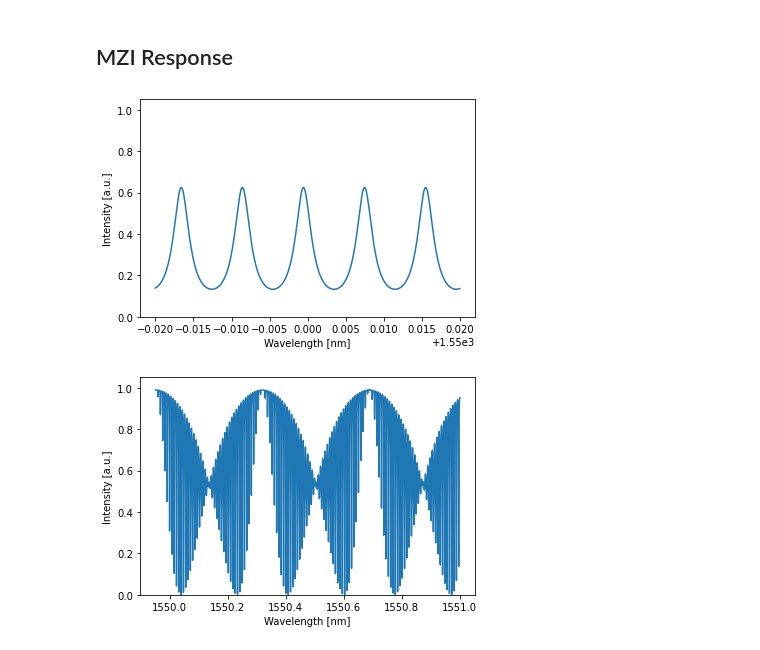
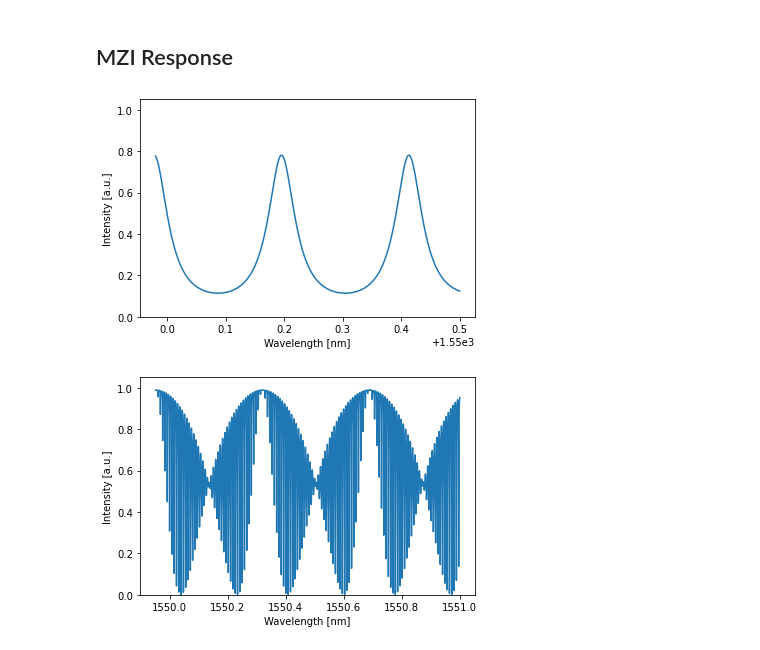
Before and after one commit to mohababdallah/allopticalres, a Jupyter notebook: NARMA10-MZI-LiNbO3-Copy1-NMSE12-Lossy-ECIO-Ridge.ipynb, the cells around one changed output. Cells and saved outputs as stored; diff of their text form; code cells hidden in the pictures.

```diff
--- a/NARMA10-MZI-LiNbO3-Copy1-NMSE12-Lossy-ECIO-Ridge.ipynb
+++ b/NARMA10-MZI-LiNbO3-Copy1-NMSE12-Lossy-ECIO-Ridge.ipynb
@@ -289,35 +209,34 @@ mask_vector = 0.2*torch.rand(Nodes)       #Input mask
 # %% [markdown]
 ## MZI Response
 # %%
-wavelengths = 1e-9*np.linspace(1549.98,1550.02,1000)
+wavelengths = 1e-9*np.linspace(1549.98,1550.5,1000)
 freq_env = pt.Environment(wl=wavelengths, freqdomain=True)
 wg_phase_=0#3*np.pi/4
 tr_=0.5
 wg_delay_=1.02e-9
 wl0_=1.55e-6
 Bits=N
 mzi_l1 = 1e-3
-mzi_l2 = 13.12e-2
-mzi_fb = 3.88e-3
-loss= 20
+mzi_l2 = 3.88e-3
+loss= 200
 
 mzi = mzi_response(wg_delay=wg_delay_, wg_phase=wg_phase_,
                             ng=ng, tr=tr_, neff=neff, mzi_l1=mzi_l1,
                             mzi_l2 = mzi_l2, loss=loss)
 
 with freq_env:
     detected_mzi = mzi(source=1)
 
 mzi.plot(detected_mzi)
 #mpl.rcParams['font.family'] = 'Avenir'
 #plt.rcParams['font.size'] = 12
 #plt.rcParams['axes.linewidth'] = 1
 #plt.xlim(1549.5e3, 1550.7e-3)
 plt.ylim(0, 1.05)
 plt.show()
 #detected_mzi
 # %% [output]
-[figure, old version]
+[figure, new version]
 # %%
 '''----- BITSTREAM GENERATION -----'''
 streamgen = pt.BitStreamGenerator(bitrate=Rb, samplerate=Rs, cutoff_frequency=fc, device=device)
```
Also changed, not shown: parts of 16 cells of this notebook.
